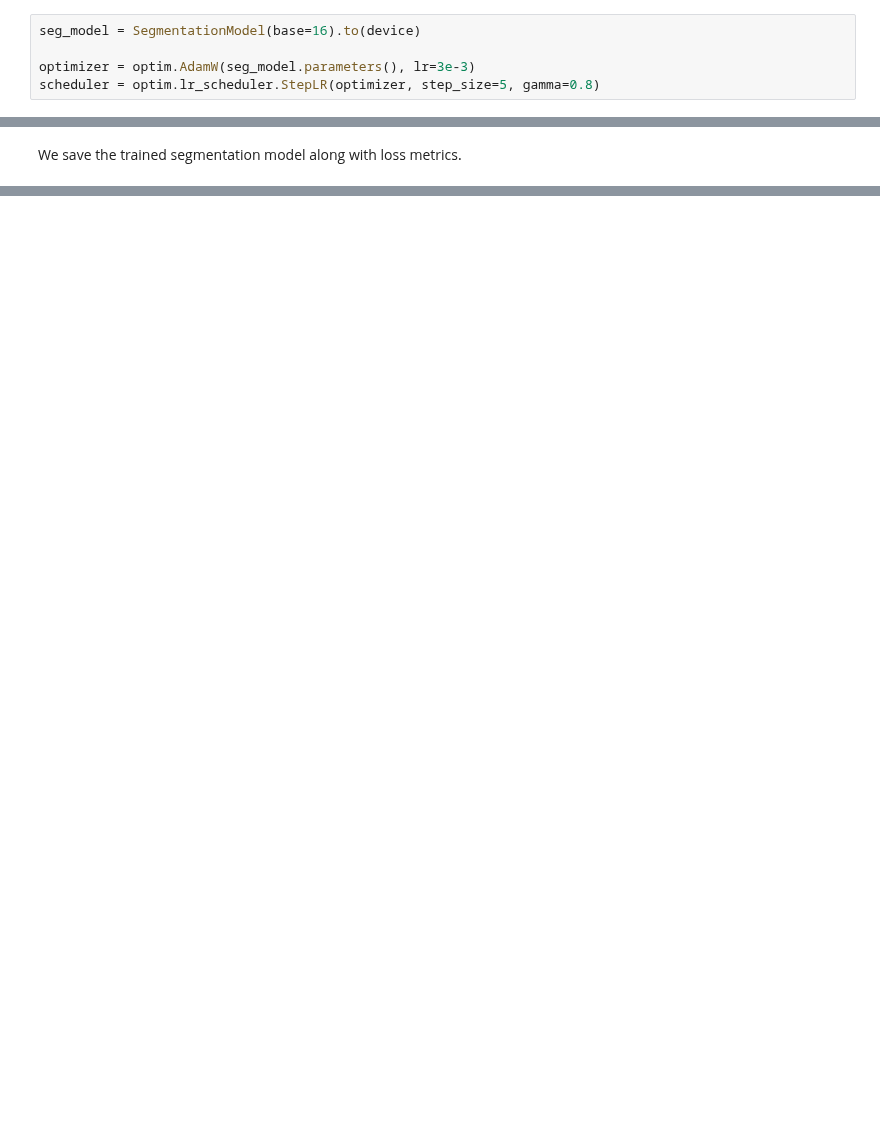
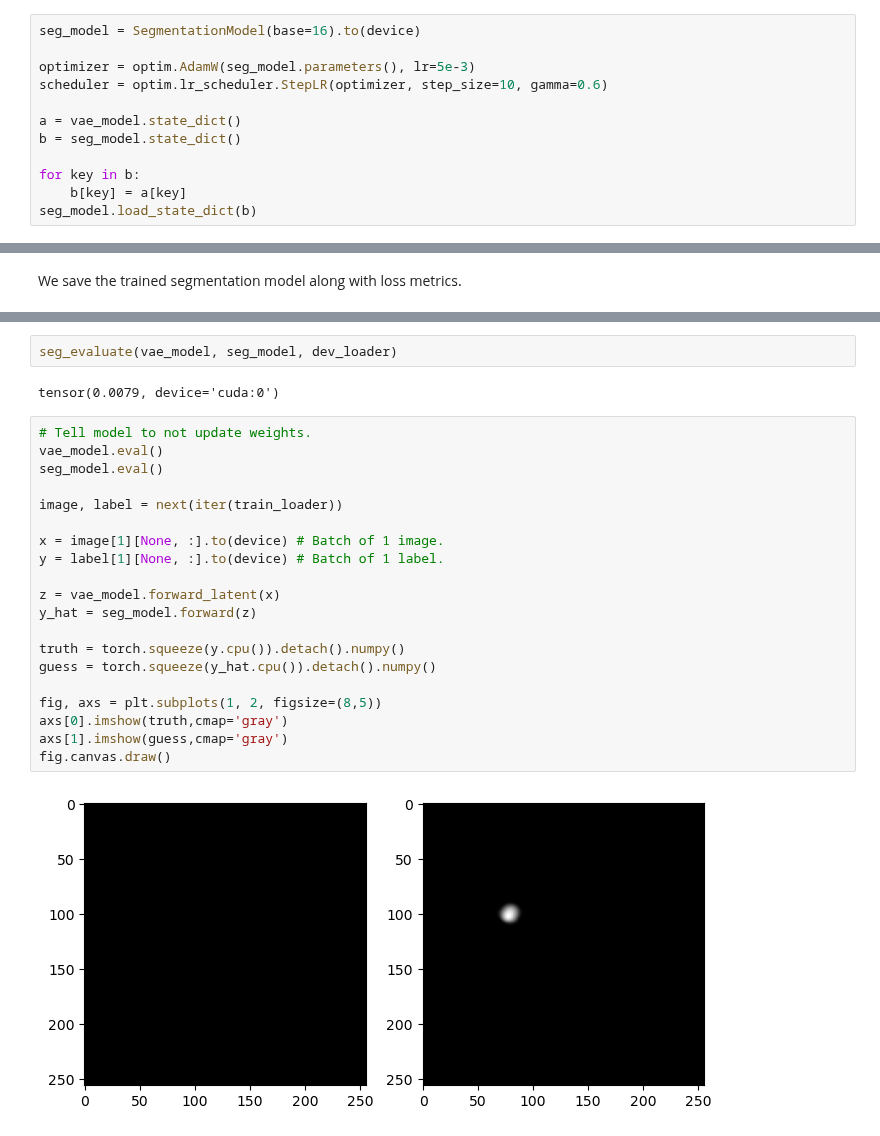
Before and after one commit to felsager/vae_lung_tumor_segmentation, a Jupyter notebook: notebooks/3_seg_decoder.ipynb, the cells around one changed output, grey strips where cells are left out. Cells and saved outputs as stored; diff of their text form; blank space fills up the shorter version.

```diff
--- a/notebooks/3_seg_decoder.ipynb
+++ b/notebooks/3_seg_decoder.ipynb
@@ -117,5 +117,12 @@ We create an untrained instance of our `SegmentationModel` class, which we have
 # %%
 seg_model = SegmentationModel(base=16).to(device)
 
-optimizer = optim.AdamW(seg_model.parameters(), lr=3e-3)
-scheduler = optim.lr_scheduler.StepLR(optimizer, step_size=5, gamma=0.8)
+optimizer = optim.AdamW(seg_model.parameters(), lr=5e-3)
+scheduler = optim.lr_scheduler.StepLR(optimizer, step_size=10, gamma=0.6)
+
+a = vae_model.state_dict()
+b = seg_model.state_dict()
+
+for key in b:
+    b[key] = a[key]
+seg_model.load_state_dict(b)
@@ -161,0 +200,26 @@ def IoU(label, recon, thresh):
+# %%
+seg_evaluate(vae_model, seg_model, dev_loader)
+# %% [output]
+tensor(0.0079, device='cuda:0')
+# %%
+# Tell model to not update weights.
+vae_model.eval()
+seg_model.eval()
+
+image, label = next(iter(train_loader))
+
+x = image[1][None, :].to(device) # Batch of 1 image.
+y = label[1][None, :].to(device) # Batch of 1 label.
+
+z = vae_model.forward_latent(x)
+y_hat = seg_model.forward(z)
+
+truth = torch.squeeze(y.cpu()).detach().numpy()
+guess = torch.squeeze(y_hat.cpu()).detach().numpy()
+
+fig, axs = plt.subplots(1, 2, figsize=(8,5))
+axs[0].imshow(truth,cmap='gray')
+axs[1].imshow(guess,cmap='gray')
+fig.canvas.draw()
+# %% [output]
+[figure, added]
```
Also changed, not shown: parts of 6 cells of this notebook, 6 other files.
